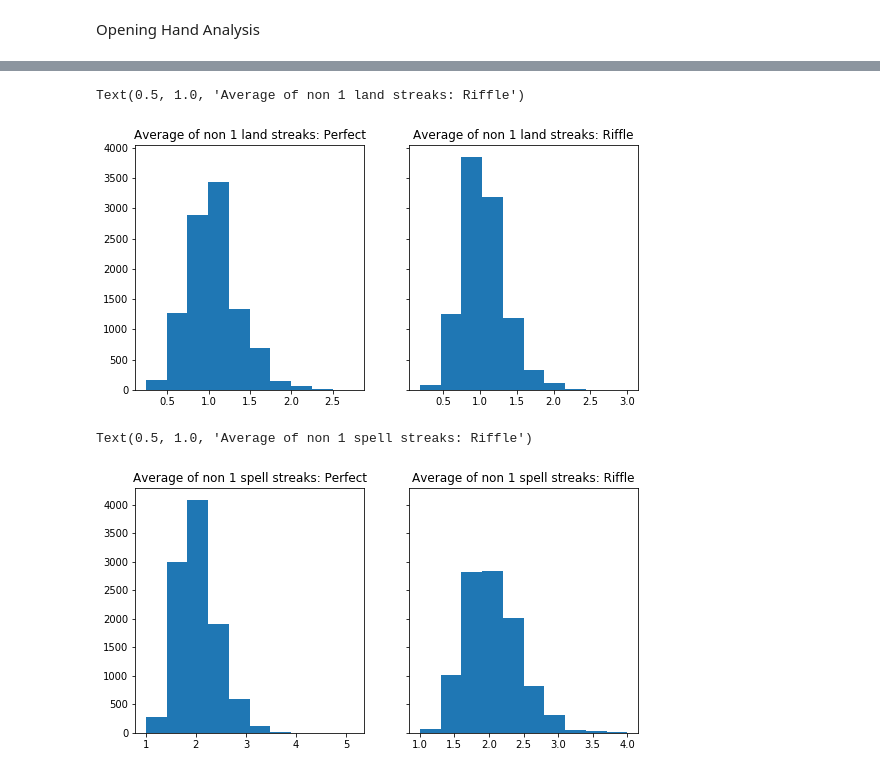
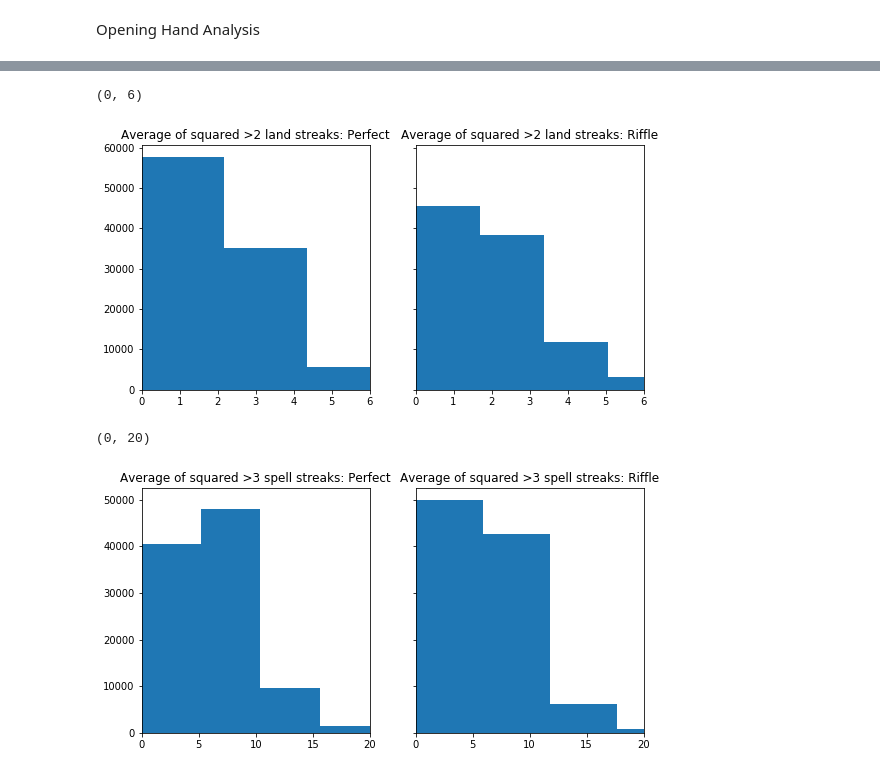
Before and after one commit to juanibiapina/shuffle, a Jupyter notebook: Shuffle Analysis.ipynb, the cells around one changed output, grey strips where cells are left out. Drawn from its saved outputs; the diff is of its cells as text; code cells hidden in the pictures.

```diff
--- a/Shuffle Analysis.ipynb
+++ b/Shuffle Analysis.ipynb
@@ -1,7 +1,7 @@
 # %% [markdown]
 Configuration data
 # %%
-samples = 10000
+samples = 100000
 cards = 60
 lands = 24
 # %% [markdown]
@@ -68,10 +68,11 @@ def should_drop_from_right_deck(n_left: int, n_right:int, seed: int=None, ) -> b
     """
     if n_left > 0 and n_right > 0:
         # There are cards left in both sub-decks, so pick a
-        # sub-deck at random.
+        # sub-deck with the correct probability
         random = sklearn.utils.check_random_state(seed=seed, )
-        num = random.randint(low=0, high=2, )
-        boolean = (num == 0)
+        value = random.random_sample()
+        probability = n_right / (n_left + n_right)
+        boolean = (value <= probability)
         return boolean
     elif n_left == 0 and n_right > 0:
         # There are no more cards in the left sub-deck, only
@@ -207,8 +208,8 @@ p_max_spell_streaks = [max(s) for s in p_spell_streaks]
 p_avg1_land_streaks = [sum([c**2 for c in s])/len(s) for s in p_land_streaks]
 p_avg1_spell_streaks = [sum([c**2 for c in s])/len(s) for s in p_spell_streaks]
 
-p_avg2_land_streaks = [sum([c**2 for c in s if c > 1])/len(s) for s in p_land_streaks]
-p_avg2_spell_streaks = [sum([c**2 for c in s if c > 1])/len(s) for s in p_spell_streaks]
+p_avg2_land_streaks = [sum([c**2 for c in s if c > 2])/len(s) for s in p_land_streaks]
+p_avg2_spell_streaks = [sum([c**2 for c in s if c > 3])/len(s) for s in p_spell_streaks]
 # %% [markdown]
 Extract data from riffle shuffled decks
 # %%
@@ -225,8 +226,8 @@ max_spell_streaks = [max(s) for s in spell_streaks]
 avg1_land_streaks = [sum([c**2 for c in s])/len(s) for s in land_streaks]
 avg1_spell_streaks = [sum([c**2 for c in s])/len(s) for s in spell_streaks]
 
-avg2_land_streaks = [sum([c**2 for c in s if c > 1])/len(s) for s in land_streaks]
-avg2_spell_streaks = [sum([c**2 for c in s if c > 1])/len(s) for s in spell_streaks]
+avg2_land_streaks = [sum([c**2 for c in s if c > 2])/len(s) for s in land_streaks]
+avg2_spell_streaks = [sum([c**2 for c in s if c > 3])/len(s) for s in spell_streaks]
 # %% [markdown]
 Opening Hand Analysis
 # %%
@@ -325,24 +328,26 @@ Text(0.5, 1.0, 'Average of squared spell streaks: Riffle')
 # %%
-fig, axes = plt.subplots(1, 2, sharey=True, figsize=(9, 4.5))
+fig, axes = plt.subplots(1, 2, sharex=True, sharey=True, figsize=(9, 4.5))
 
 axes[0].hist(p_avg2_land_streaks)
-axes[0].set_title("Average of squared non 1 land streaks: Perfect")
-
+axes[0].set_title("Average of squared >2 land streaks: Perfect")
+axes[0].set_xlim((0, 6))
 
 axes[1].hist(avg2_land_streaks)
-axes[1].set_title("Average of squared non 1 land streaks: Riffle")
+axes[1].set_title("Average of squared >2 land streaks: Riffle")
+axes[1].set_xlim((0, 6))
 # %% [output]
-Text(0.5, 1.0, 'Average of non 1 land streaks: Riffle')
+(0, 6)
-[figure, old version]
+[figure, new version]
 # %%
-fig, axes = plt.subplots(1, 2, sharey=True, figsize=(9, 4.5))
+fig, axes = plt.subplots(1, 2, sharex=True, sharey=True, figsize=(9, 4.5))
 
 axes[0].hist(p_avg2_spell_streaks)
-axes[0].set_title("Average of squared non 1 spell streaks: Perfect")
-
+axes[0].set_title("Average of squared >3 spell streaks: Perfect")
+axes[0].set_xlim((0, 20))
 
 axes[1].hist(avg2_spell_streaks)
-axes[1].set_title("Average of squared non 1 spell streaks: Riffle")
+axes[1].set_title("Average of squared >3 spell streaks: Riffle")
+axes[1].set_xlim((0, 20))
 # %% [output]
-Text(0.5, 1.0, 'Average of non 1 spell streaks: Riffle')
+(0, 20)
-[figure, old version]
+[figure, new version]
```
Also changed, not shown: parts of 7 cells of this notebook.
